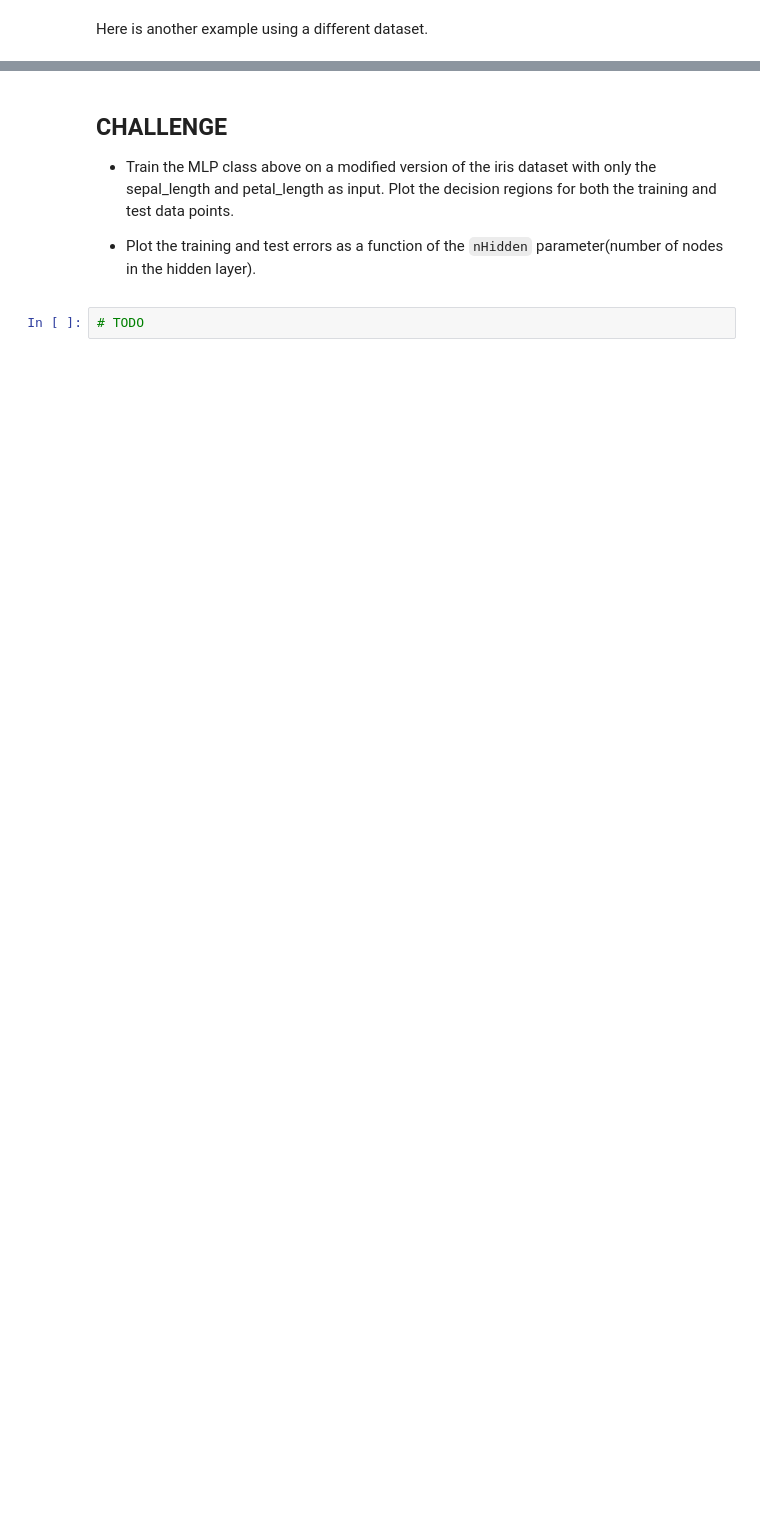
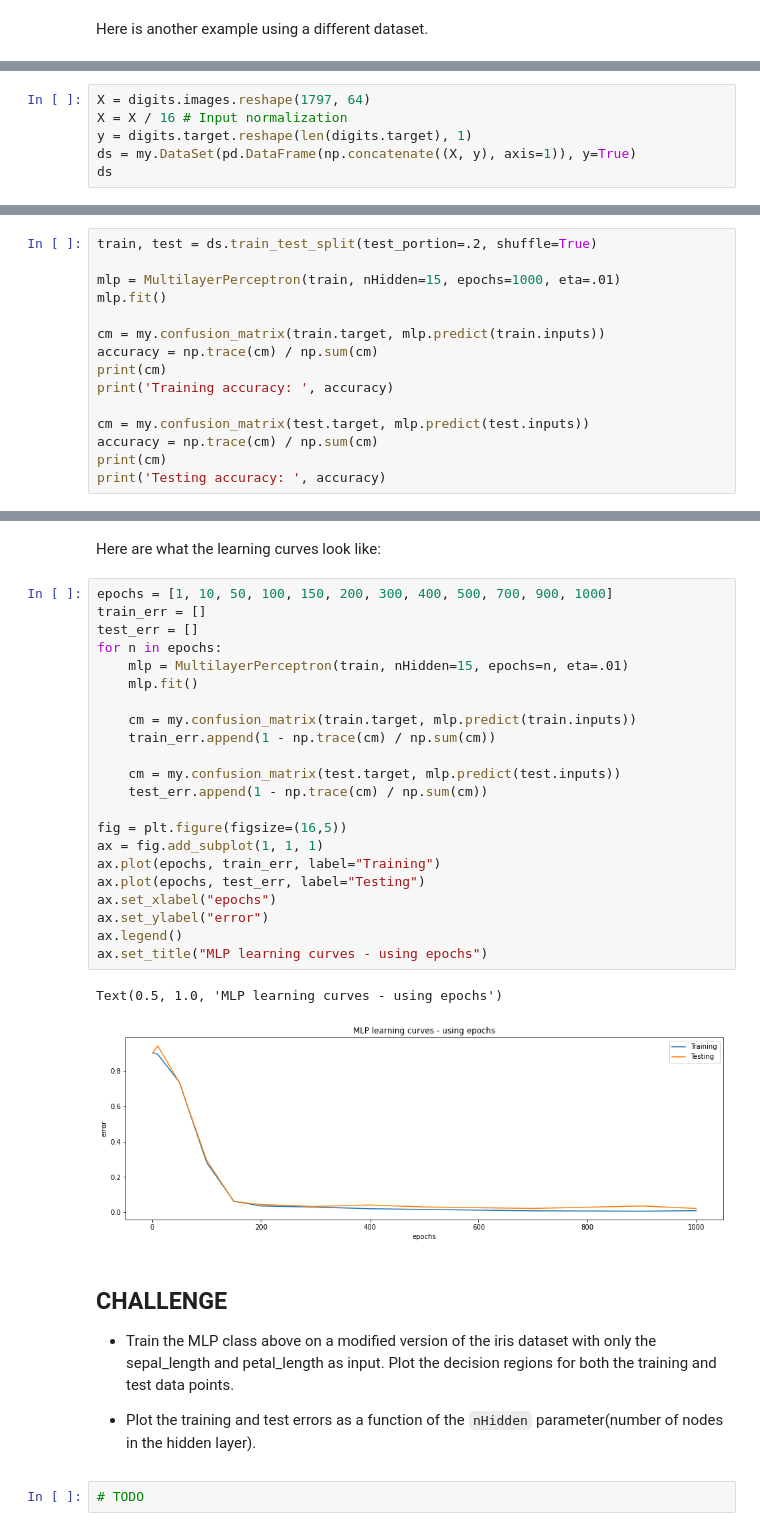
Before and after one commit to jasonsommer/cs6600-notebooks, a Jupyter notebook: 07-neural_networks.ipynb, the cells around one changed output, grey strips where cells are left out. Drawn from its saved outputs; the diff is of its cells as text; blank space fills up the shorter version.

```diff
--- a/07-neural_networks.ipynb
+++ b/07-neural_networks.ipynb
@@ -498,0 +527,6 @@ Testing accuracy:  1.0
+# %%
+X = digits.images.reshape(1797, 64)
+X = X / 16 # Input normalization
+y = digits.target.reshape(len(digits.target), 1)
+ds = my.DataSet(pd.DataFrame(np.concatenate((X, y), axis=1)), y=True)
+ds
@@ -498,0 +553,15 @@ Testing accuracy:  1.0
+# %%
+train, test = ds.train_test_split(test_portion=.2, shuffle=True)
+
+mlp = MultilayerPerceptron(train, nHidden=15, epochs=1000, eta=.01)
+mlp.fit()
+
+cm = my.confusion_matrix(train.target, mlp.predict(train.inputs))
+accuracy = np.trace(cm) / np.sum(cm)
+print(cm)
+print('Training accuracy: ', accuracy)
+
+cm = my.confusion_matrix(test.target, mlp.predict(test.inputs))
+accuracy = np.trace(cm) / np.sum(cm)
+print(cm)
+print('Testing accuracy: ', accuracy)
@@ -499,3 +586,30 @@ Testing accuracy:  1.0
+# %% [markdown]
+Here are what the learning curves look like:
+# %%
+epochs = [1, 10, 50, 100, 150, 200, 300, 400, 500, 700, 900, 1000]
+train_err = []
+test_err = []
+for n in epochs:
+    mlp = MultilayerPerceptron(train, nHidden=15, epochs=n, eta=.01)
+    mlp.fit()
+
+    cm = my.confusion_matrix(train.target, mlp.predict(train.inputs))
+    train_err.append(1 - np.trace(cm) / np.sum(cm))
+
+    cm = my.confusion_matrix(test.target, mlp.predict(test.inputs))
+    test_err.append(1 - np.trace(cm) / np.sum(cm))
+
+fig = plt.figure(figsize=(16,5))
+ax = fig.add_subplot(1, 1, 1)
+ax.plot(epochs, train_err, label="Training")
+ax.plot(epochs, test_err, label="Testing")
+ax.set_xlabel("epochs")
+ax.set_ylabel("error")
+ax.legend()
+ax.set_title("MLP learning curves - using epochs")
+# %% [output]
+Text(0.5, 1.0, 'MLP learning curves - using epochs')
+[figure, added]
 # %% [markdown]
 ## CHALLENGE
 
```
Also changed, not shown: parts of 19 cells of this notebook.
